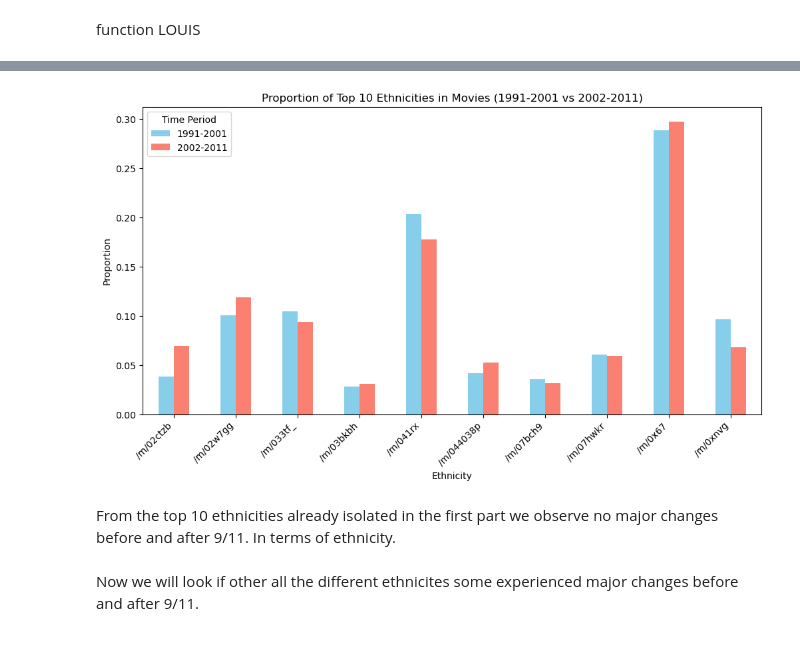
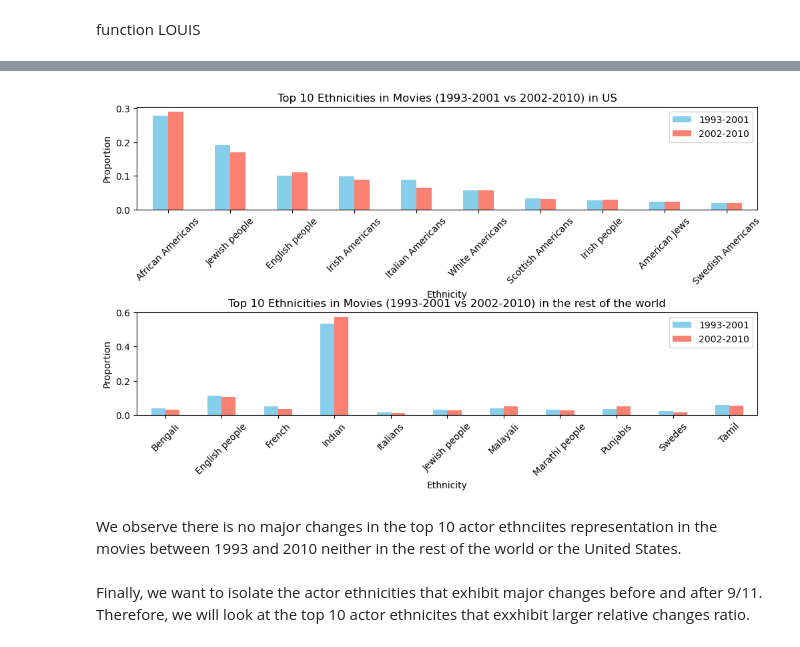
Before and after one commit to epfl-ada/ada-2024-project-adanonymous, a Jupyter notebook: src/utils/Actor_ethnicity.ipynb, the cells around one changed output, grey strips where cells are left out. Cells and saved outputs as stored; diff of their text form; code cells hidden in the pictures.

```diff
--- a/src/utils/Actor_ethnicity.ipynb
+++ b/src/utils/Actor_ethnicity.ipynb
@@ -104,38 +129,36 @@ From this top 10 we now look if the proportion changes between 1991 and 2011.
 # %%
-# Filter data for movies released between 1990 and 2001
-data_1991_2001 = character_US[(character_US['Movie_Release_Year'] >= 1991) &
+#For the movies in the US we construct a dataframe with the actor ethnicity before and the actor ethnicity after 9/11
+#  Filter data for movies released between 1990 and 2001
+data_1993_2001_US = character_US[(character_US['Movie_Release_Year'] >= 1993) &
                                     (character_US['Movie_Release_Year'] <= 2001)]
-data_2002_2011 = character_US[(character_US['Movie_Release_Year'] >= 2002) &
-                                    (character_US['Movie_Release_Year'] <= 2011)]
+data_2002_2010_US = character_US[(character_US['Movie_Release_Year'] >= 2002) &
+                                    (character_US['Movie_Release_Year'] <= 2010)]
 
 # Count the top 10 ethnicities overall
-top_ethnicities = character_US['Actor_Ethnicity'].value_counts().nlargest(10).index
+top_ethnicities_US = character_US['Actor_Ethnicity'].value_counts().nlargest(12).index
 
 # Filter for only these top ethnicities in each subset
-data_1991_2001_top = data_1991_2001[data_1991_2001['Actor_Ethnicity'].isin(top_ethnicities)]
-data_2002_2011_top = data_2002_2011[data_2002_2011['Actor_Ethnicity'].isin(top_ethnicities)]
+data_1993_2001_top_US = data_1993_2001_US[data_1993_2001_US['Actor_Ethnicity'].isin(top_ethnicities_US)]
+data_2002_2010_top_US = data_2002_2010_US[data_2002_2010_US['Actor_Ethnicity'].isin(top_ethnicities_US)]
 
 # Count occurrences for each ethnicity in each time period
-ethnicity_counts_1991_2001 = data_1991_2001_top['Actor_Ethnicity'].value_counts(normalize=True)
-ethnicity_counts_2002_2011 = data_2002_2011_top['Actor_Ethnicity'].value_counts(normalize=True)
+ethnicity_counts_1993_2001_US = data_1993_2001_top_US['Actor_Ethnicity'].value_counts(normalize=True)
+ethnicity_counts_2002_2010_US = data_2002_2010_top_US['Actor_Ethnicity'].value_counts(normalize=True)
+
+ethnicity_new_1993_US = []
+ethnicity_new_2001_US = []
+for i in range(0,len(ethnicity_counts_1993_2001_US)):
+    ethnicity_new_1993_US.append(freebase2label(ethnicity_counts_1993_2001_US.index[i],freebase_mapping_df))
+    ethnicity_new_2001_US.append(freebase2label(ethnicity_counts_2002_2010_US.index[i],freebase_mapping_df))
+
+ethnicity_counts_1993_2001_US.index = ethnicity_new_1993_US
+ethnicity_counts_2002_2010_US.index = ethnicity_new_2001_US
+
+ethnicity_counts_1993_2001_US = ethnicity_counts_1993_2001_US.drop('None')
+ethnicity_counts_2002_2010_US = ethnicity_counts_2002_2010_US.drop('None')
 
 # Combine into a DataFrame for plotting
-ethnicity_proportions = pd.DataFrame({
-    '1991-2001': ethnicity_counts_1991_2001,
-    '2002-2011': ethnicity_counts_2002_2011
+ethnicity_proportions_US = pd.DataFrame({
+    '1993-2001': ethnicity_counts_1993_2001_US,
+    '2002-2010': ethnicity_counts_2002_2010_US
 })
-
-# Plotting
-ethnicity_proportions.plot(kind='bar', figsize=(12, 6), color=['skyblue', 'salmon'])
-plt.title("Proportion of Top 10 Ethnicities in Movies (1991-2001 vs 2002-2011)")
-plt.xlabel("Ethnicity")
-plt.ylabel("Proportion")
-plt.xticks(rotation=45, ha='right')
-plt.legend(title="Time Period")
-plt.show()
-# %% [output]
-[figure, removed]
-# %% [markdown]
-From the top 10 ethnicities already isolated in the first part we observe no major changes before and after 9/11. In terms of ethnicity.
-# %% [markdown]
-Now we will look if other all the different ethnicites some experienced major changes before and after 9/11.
@@ -142 +201,25 @@ Now we will look if other all the different ethnicites some experienced major ch
+# %%
+# Plotting the rest of the world and the US
+fig, (ax1, ax2) = plt.subplots(2, 1, figsize=(12, 6))  # Adjust figsize as needed
+
+ethnicity_proportions_US.plot(kind='bar', figsize=(12, 6), color=['skyblue', 'salmon'], ax =ax1)
+ax1.set_title("Top 10 Ethnicities in Movies (1993-2001 vs 2002-2010) in US")
+ax1.set_xlabel("Ethnicity")
+ax1.set_ylabel("Proportion")
+ax1.tick_params(axis='x', rotation=45)
+
+ethnicity_proportions_ROW.plot(kind='bar', figsize=(12, 6), color=['skyblue', 'salmon'], ax =ax2)
+ax2.set_title("Top 10 Ethnicities in Movies (1993-2001 vs 2002-2010) in the rest of the world")
+ax2.set_xlabel("Ethnicity")
+ax2.set_ylabel("Proportion")
+ax2.tick_params(axis='x', rotation=45)
+
+plt.subplots_adjust(hspace=1)
+plt.show()
+# %% [output]
+[figure, added]
+# %% [markdown]
+We observe there is no major changes in the top 10 actor ethnciites representation in the movies between 1993 and 2010 neither in the rest of the world or the United States.
+# %% [markdown]
+Finally, we want to isolate the actor ethnicities that exhibit major changes before and after 9/11. Therefore, we will look at the top 10  actor ethnicites that exxhibit larger relative changes ratio.
 # %%
```
Also changed, not shown: parts of 18 cells of this notebook.
